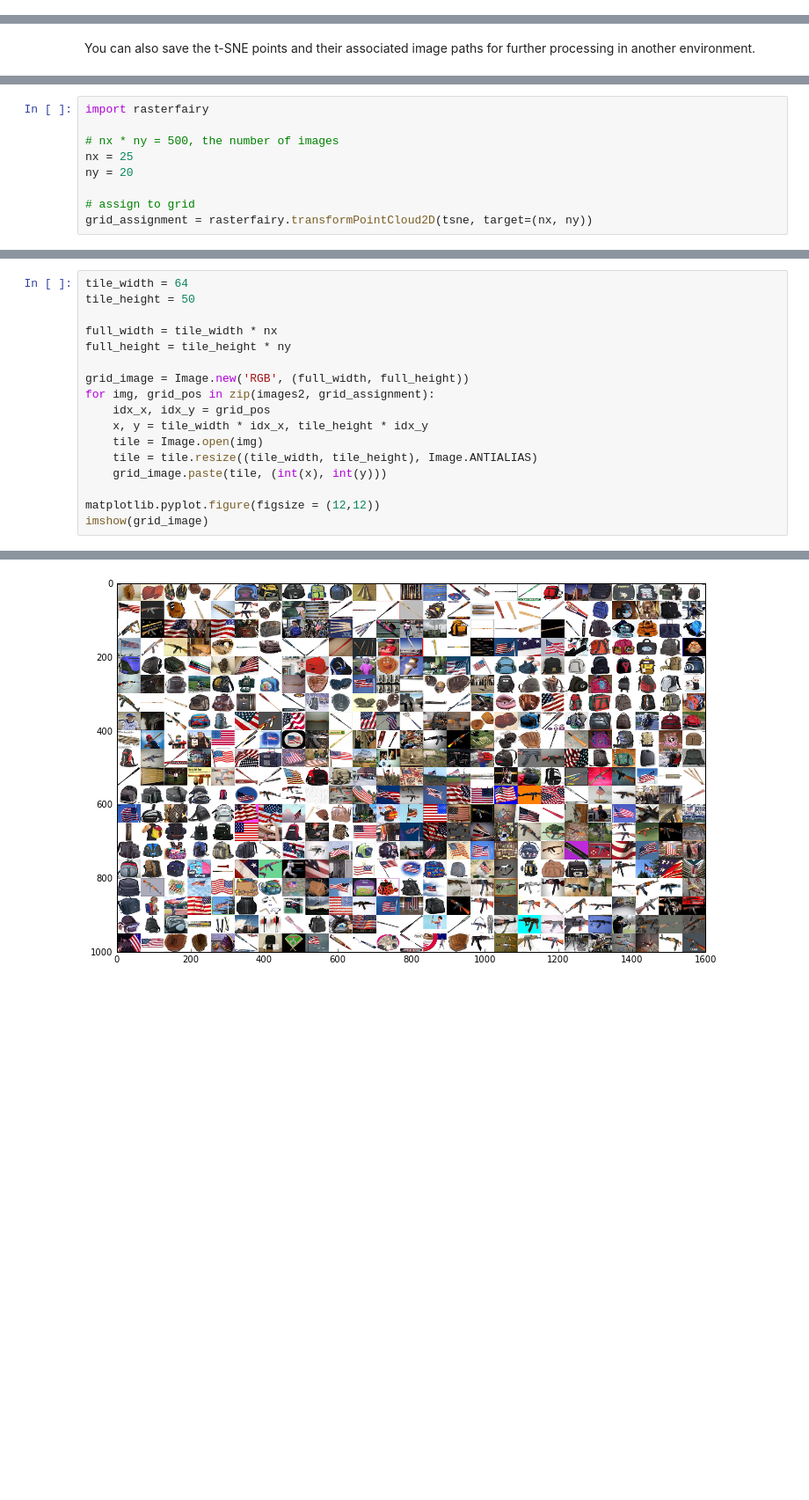
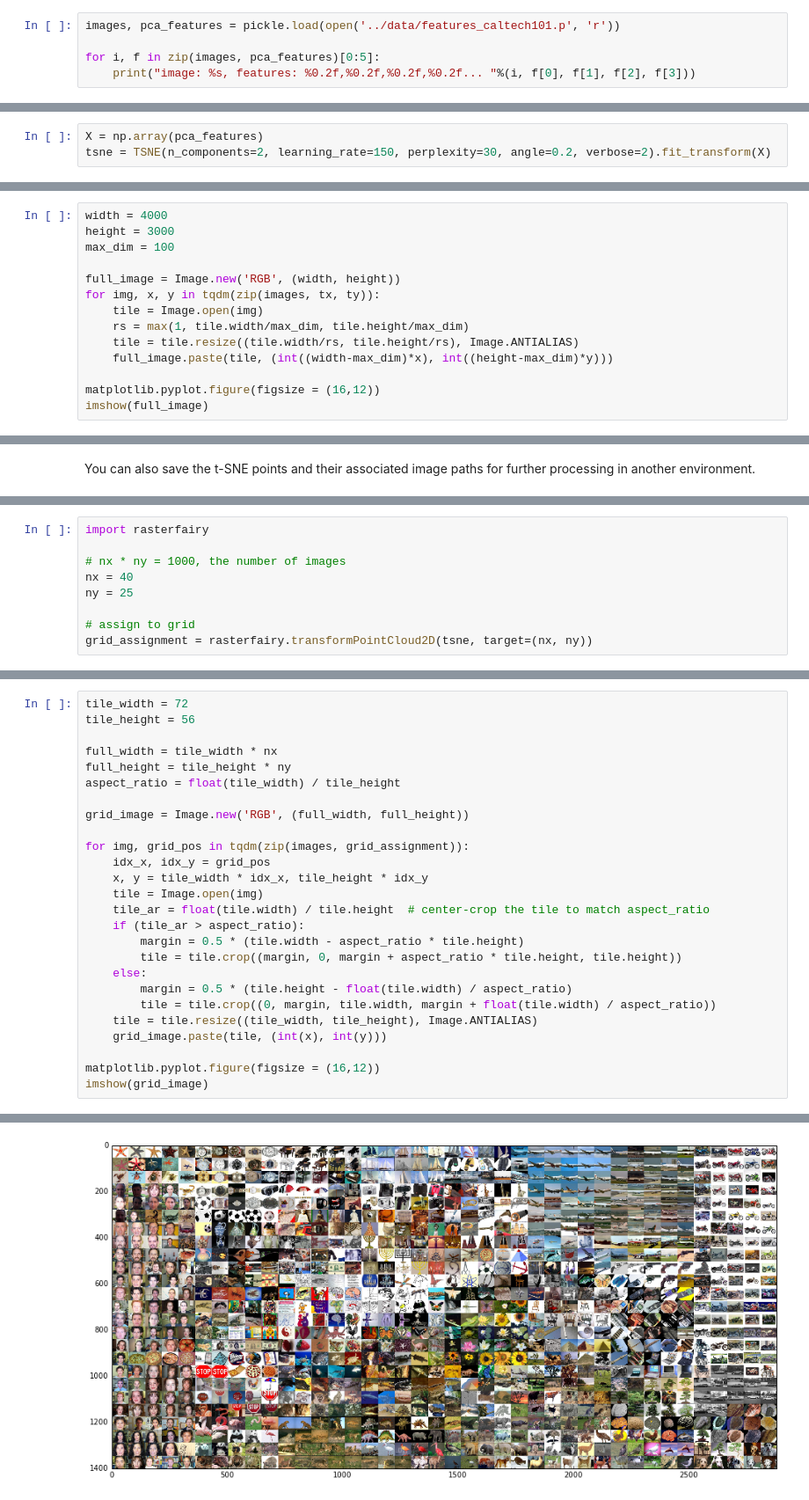
Before and after one commit to ml4a/ml4a, a Jupyter notebook: notebooks/image-tsne.ipynb, the cells around one changed output, grey strips where cells are left out. Shown at 88% size. Drawn from its saved outputs; the diff is of its cells as text; blank space fills up the shorter version.

Commit message:
update image search notebooks

```diff
--- a/notebooks/image-tsne.ipynb
+++ b/notebooks/image-tsne.ipynb
@@ -244,0 +44,5 @@ full_image.save("myTSNE.png")
+# %%
+images, pca_features = pickle.load(open('../data/features_caltech101.p', 'r'))
+
+for i, f in zip(images, pca_features)[0:5]:
+    print("image: %s, features: %0.2f,%0.2f,%0.2f,%0.2f... "%(i, f[0], f[1], f[2], f[3]))
@@ -244,0 +71,3 @@ full_image.save("myTSNE.png")
+# %%
+X = np.array(pca_features)
+tsne = TSNE(n_components=2, learning_rate=150, perplexity=30, angle=0.2, verbose=2).fit_transform(X)
@@ -244,0 +102,14 @@ full_image.save("myTSNE.png")
+# %%
+width = 4000
+height = 3000
+max_dim = 100
+
+full_image = Image.new('RGB', (width, height))
+for img, x, y in tqdm(zip(images, tx, ty)):
+    tile = Image.open(img)
+    rs = max(1, tile.width/max_dim, tile.height/max_dim)
+    tile = tile.resize((tile.width/rs, tile.height/rs), Image.ANTIALIAS)
+    full_image.paste(tile, (int((width-max_dim)*x), int((height-max_dim)*y)))
+
+matplotlib.pyplot.figure(figsize = (16,12))
+imshow(full_image)
@@ -261,9 +139,9 @@ If you omit the `target=(nx, ny)` argument, rasterfairy will automatically choos
 # %%
 import rasterfairy
 
-# nx * ny = 500, the number of images
-nx = 25
-ny = 20
+# nx * ny = 1000, the number of images
+nx = 40
+ny = 25
 
 # assign to grid
 grid_assignment = rasterfairy.transformPointCloud2D(tsne, target=(nx, ny))
@@ -272,21 +150,30 @@ Now finally, we can make a new image of our grid. Set the `tile_width` and `tile
 # %%
-tile_width = 64
-tile_height = 50
+tile_width = 72
+tile_height = 56
 
 full_width = tile_width * nx
 full_height = tile_height * ny
+aspect_ratio = float(tile_width) / tile_height
 
 grid_image = Image.new('RGB', (full_width, full_height))
-for img, grid_pos in zip(images2, grid_assignment):
+
+for img, grid_pos in tqdm(zip(images, grid_assignment)):
     idx_x, idx_y = grid_pos
     x, y = tile_width * idx_x, tile_height * idx_y
     tile = Image.open(img)
+    tile_ar = float(tile.width) / tile.height  # center-crop the tile to match aspect_ratio
+    if (tile_ar > aspect_ratio):
+        margin = 0.5 * (tile.width - aspect_ratio * tile.height)
+        tile = tile.crop((margin, 0, margin + aspect_ratio * tile.height, tile.height))
+    else:
+        margin = 0.5 * (tile.height - float(tile.width) / aspect_ratio)
+        tile = tile.crop((0, margin, tile.width, margin + float(tile.width) / aspect_ratio))
     tile = tile.resize((tile_width, tile_height), Image.ANTIALIAS)
     grid_image.paste(tile, (int(x), int(y)))
 
-matplotlib.pyplot.figure(figsize = (12,12))
+matplotlib.pyplot.figure(figsize = (16,12))
 imshow(grid_image)
 # %% [output]
 <matplotlib.image.AxesImage at 0x...>
-[figure, old version]
+[figure, new version]
 # %% [markdown]
```
Also changed, not shown: parts of 43 cells of this notebook, 1 other file.
